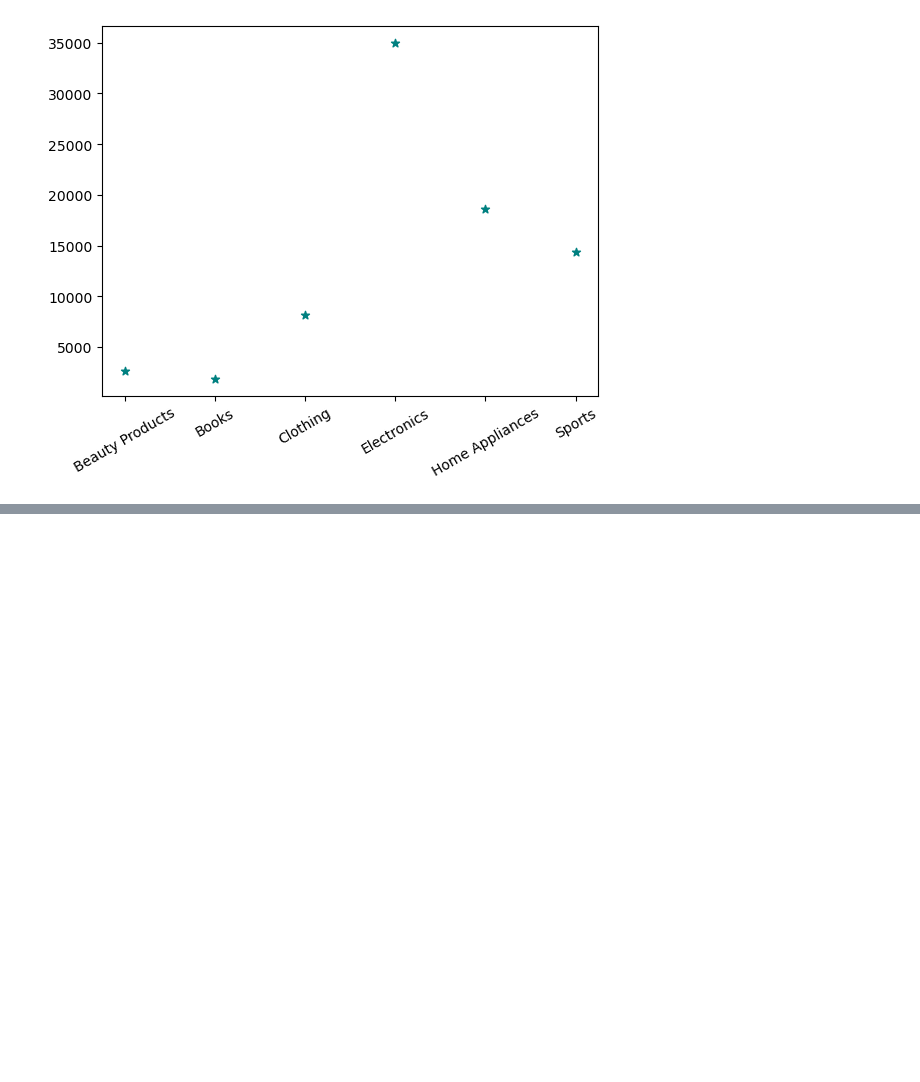
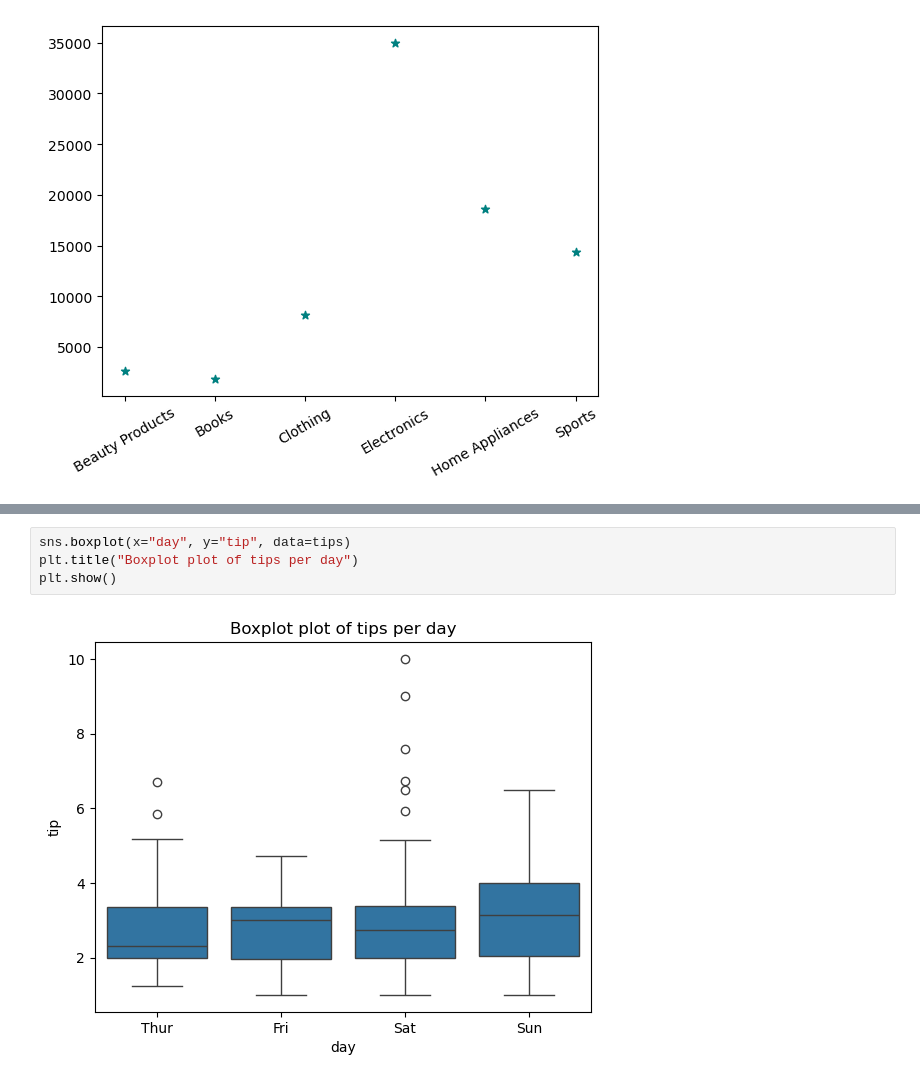
Before and after one commit to ibn-e-Muhammad/path-to-Ai_python-day-by-day, a Jupyter notebook: Phase 1/day 18/practice.ipynb, the cells around one changed output, grey strips where cells are left out. Drawn from its saved outputs; the diff is of its cells as text; blank space fills up the shorter version.

```diff
--- a/Phase 1/day 18/practice.ipynb
+++ b/Phase 1/day 18/practice.ipynb
@@ -71,0 +104,6 @@ plt.xticks(rotation=30)
+# %%
+sns.boxplot(x="day", y="tip", data=tips)
+plt.title("Boxplot plot of tips per day")
+plt.show()
+# %% [output]
+[figure, added]
```
Also changed, not shown: parts of 12 cells of this notebook.
